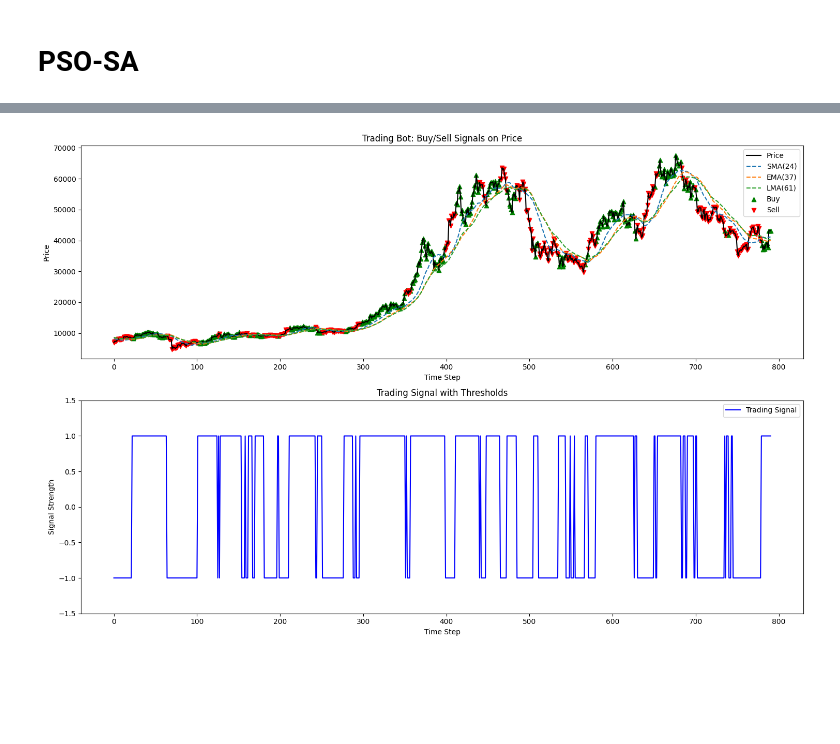
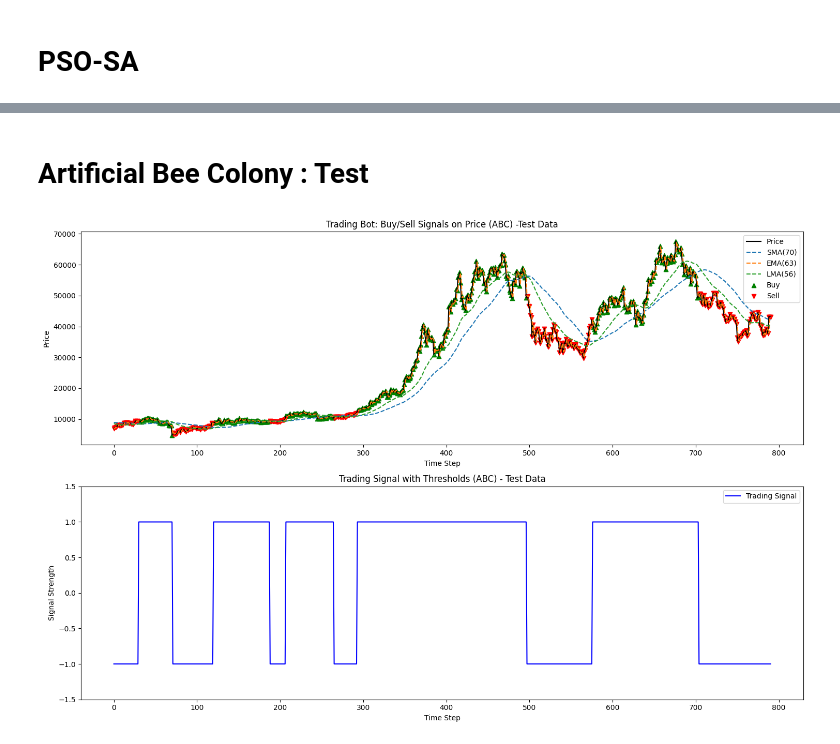
Before and after one commit to DominiAetheres/cits-4404-project, a Jupyter notebook: Deliverable02/BotCode/simulation-Graphs.ipynb, the cells around one changed output, grey strips where cells are left out. Cells and saved outputs as stored; diff of their text form; code cells hidden in the pictures; blank space fills up the shorter version.

```diff
--- a/Deliverable02/BotCode/simulation-Graphs.ipynb
+++ b/Deliverable02/BotCode/simulation-Graphs.ipynb
@@ -119,2 +237,19 @@ plt.show()
 # %% [markdown]
 # PSO-SA
+# %%
+# === Config Parameters (from ABC) ===
+best_psosa_params = [ 7.00000000e+01,  1.00000000e+02,  4.90000000e+01,  6.25333466e-02,
+ -9.03678234e+01, -9.04913661e+01, -1.00000000e+02, -5.69421064e+00,
+ -8.26760003e+01,  2.99818104e+02]
+
+
+window_sma = int(round(best_psosa_params[0]))
+window_ema = int(round(best_psosa_params[1]))
+window_lma = int(round(best_psosa_params[2]))
+ema_alpha = best_psosa_params[3]
+threshold = best_psosa_params[4]
+w1 = best_psosa_params[5]
+w2 = best_psosa_params[6]
+w3 = best_psosa_params[7]
+w4 = best_psosa_params[8]
+w5 = best_psosa_params[9]
@@ -226,13 +476,17 @@ plt.show()
 # %%
 # === Config Parameters (from ABC) ===
-filepath = './testDaily.csv'
+abc_best_pos = [ 70.,          63.,          56.,           0.91669508,   7.42379891,
+ -51.96699202, -59.86903673, -56.09916981,  -4.44954893, 437.25279956]
+
+
+
 window_sma = int(round(abc_best_pos[0]))
 window_ema = int(round(abc_best_pos[1]))
 window_lma = int(round(abc_best_pos[2]))
-ema_alpha = float(np.clip(abc_best_pos[3], 1e-10, 1.0))
-threshold = float(np.clip(abc_best_pos[4], -100, 100))
-w1 = float(np.clip(abc_best_pos[5], -100, 100))
-w2 = float(np.clip(abc_best_pos[6], -100, 100))
-w3 = float(np.clip(abc_best_pos[7], -100, 100))
-w4 = float(np.clip(abc_best_pos[8], -100, 100))
-w5 = float(np.clip(abc_best_pos[9], -100, 100))
+ema_alpha = abc_best_pos[3]
+threshold = abc_best_pos[4]
+w1 = abc_best_pos[5]
+w2 = abc_best_pos[6]
+w3 = abc_best_pos[7]
+w4 = abc_best_pos[8]
+w5 = abc_best_pos[9]
@@ -239,4 +604,9 @@ w5 = float(np.clip(abc_best_pos[9], -100, 100))
+# %% [markdown]
+# Artificial Bee Colony : Test
 # %%
+
+filepath = './testDaily.csv'
+
 import matplotlib.pyplot as plt
 import numpy as np
 
@@ -311,33 +681,34 @@ while True:
         buy_signals.append(np.nan)
         sell_signals.append(np.nan)
 
 # === Plotting ===
 plt.figure(figsize=(15, 10))
 
 # --- Price & Moving Averages ---
 plt.subplot(2, 1, 1)
 plt.plot(prices_trimmed, label="Price", color='black')
 plt.plot(sma, label=f"SMA({window_sma})", linestyle='--')
 plt.plot(ema, label=f"EMA({window_ema})", linestyle='--')
 plt.plot(lma, label=f"LMA({window_lma})", linestyle='--')
 plt.scatter(range(len(buy_signals)), buy_signals, label='Buy', color='green', marker='^')
 plt.scatter(range(len(sell_signals)), sell_signals, label='Sell', color='red', marker='v')
-plt.title("Trading Bot: Buy/Sell Signals on Price")
+plt.title("Trading Bot: Buy/Sell Signals on Price (ABC) -Test Data")
 plt.xlabel("Time Step")
 plt.ylabel("Price")
 plt.legend()
+
 
 # --- Signal with Thresholds ---
 plt.subplot(2, 1, 2)
 signal_array = np.array(signals)
 plt.plot(signal_array, label="Trading Signal", color='blue')
 plt.ylim(-1.5, 1.5)
-plt.title("Trading Signal with Thresholds")
+plt.title("Trading Signal with Thresholds (ABC) - Test Data")
 plt.xlabel("Time Step")
 plt.ylabel("Signal Strength")
 plt.legend()
 
 plt.tight_layout()
 plt.show()
 # %% [output]
-[figure, old version]
+[figure, new version]
```
Also changed, not shown: parts of 13 cells of this notebook, 1 other file.
